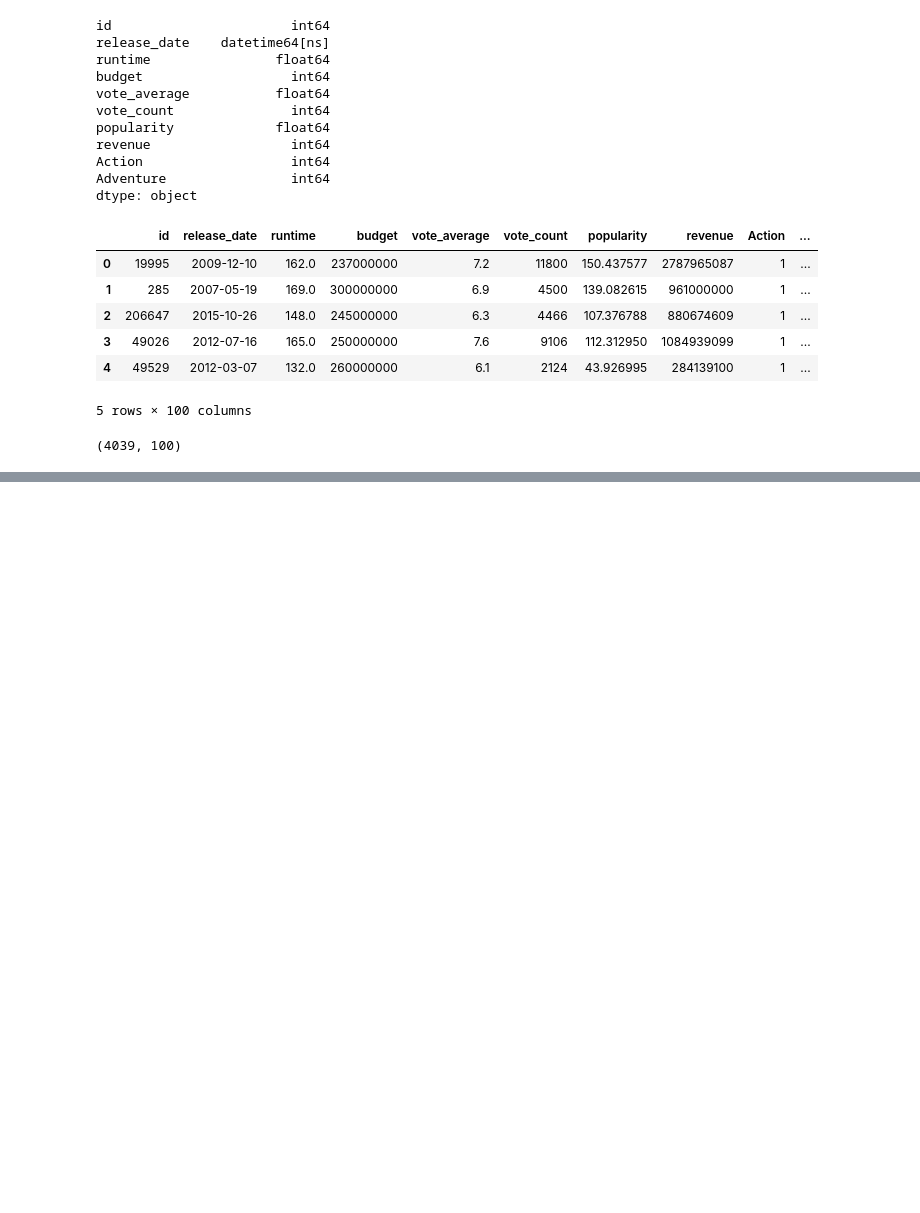
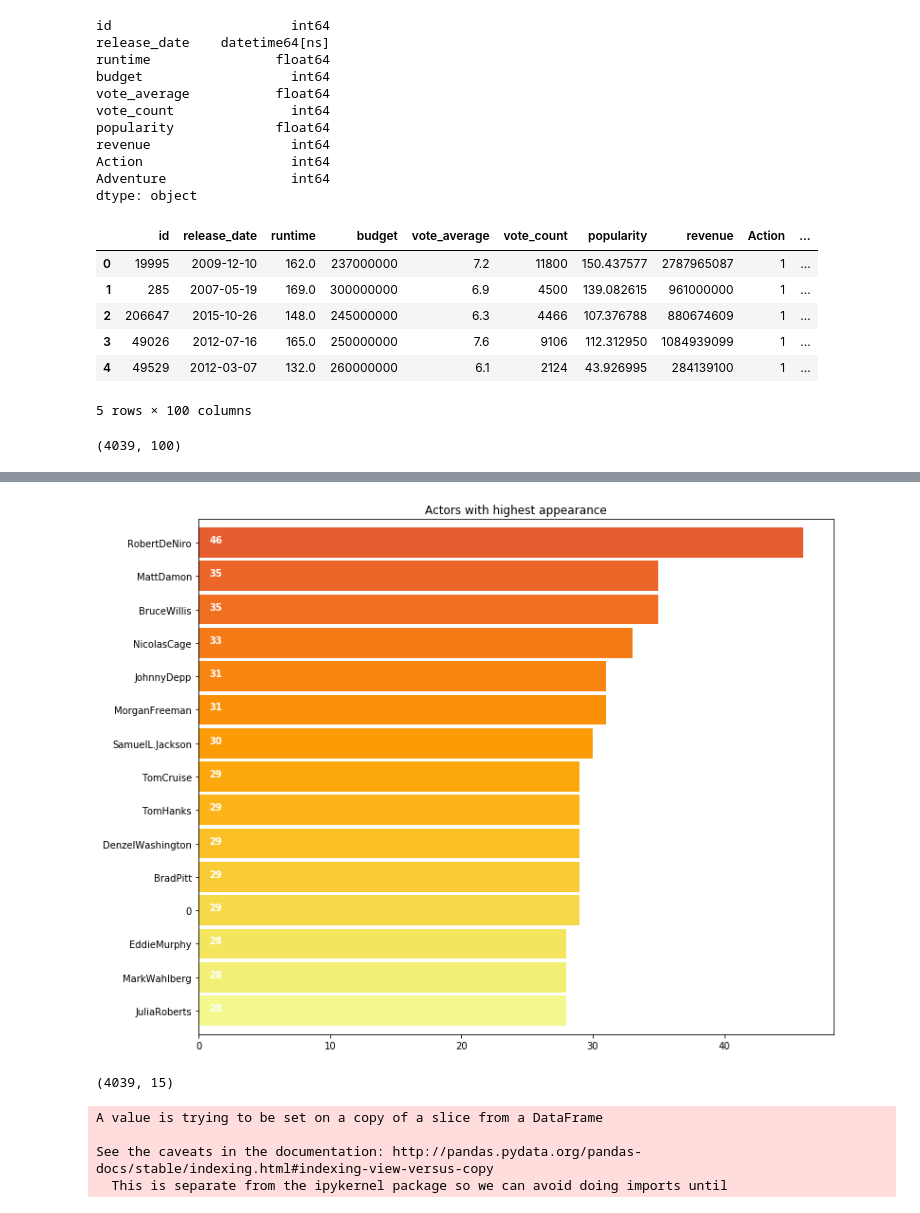
Before and after one commit to carlosmd14/datamad0119, a Jupyter notebook: final-project/project/main.ipynb, the cells around one changed output, grey strips where cells are left out. Cells and saved outputs as stored; diff of their text form; code cells hidden in the pictures; blank space fills up the shorter version.

```diff
--- a/final-project/project/main.ipynb
+++ b/final-project/project/main.ipynb
@@ -915,0 +839,15 @@ IndexError: list index out of range
+# %%
+df6['cast']=df6['cast'].str.strip('[]').str.replace(' ','').str.replace("'",'').str.replace('"','')
+df6['cast']=df6['cast'].str.split(',')
+# %%
+plt.subplots(figsize=(12,10))
+list1=[]
+for i in df6['cast']:
+    list1.extend(i)
+ax=pd.Series(list1).value_counts()[:15].sort_values(ascending=True).plot.barh(width=0.9,color=sns.color_palette('inferno_r',40))
+for i, v in enumerate(pd.Series(list1).value_counts()[:15].sort_values(ascending=True).values):
+    ax.text(.8, i, v,fontsize=10,color='white',weight='bold')
+plt.title('Actors with highest appearance')
+plt.show()
+# %% [output]
+[figure, added]
@@ -915,0 +857,13 @@ IndexError: list index out of range
+# %%
+df6.shape
+# %% [output]
+(4039, 15)
+# %%
+for i in range(4039):
+
+    df6['directors'][i] = df6['directors'][i][0]
+# %% [output]
+A value is trying to be set on a copy of a slice from a DataFrame
+
+See the caveats in the documentation: http://pandas.pydata.org/pandas-docs/stable/indexing.html#indexing-view-versus-copy
+  This is separate from the ipykernel package so we can avoid doing imports until
```
Also changed, not shown: parts of 80 cells of this notebook, 22 other files.
